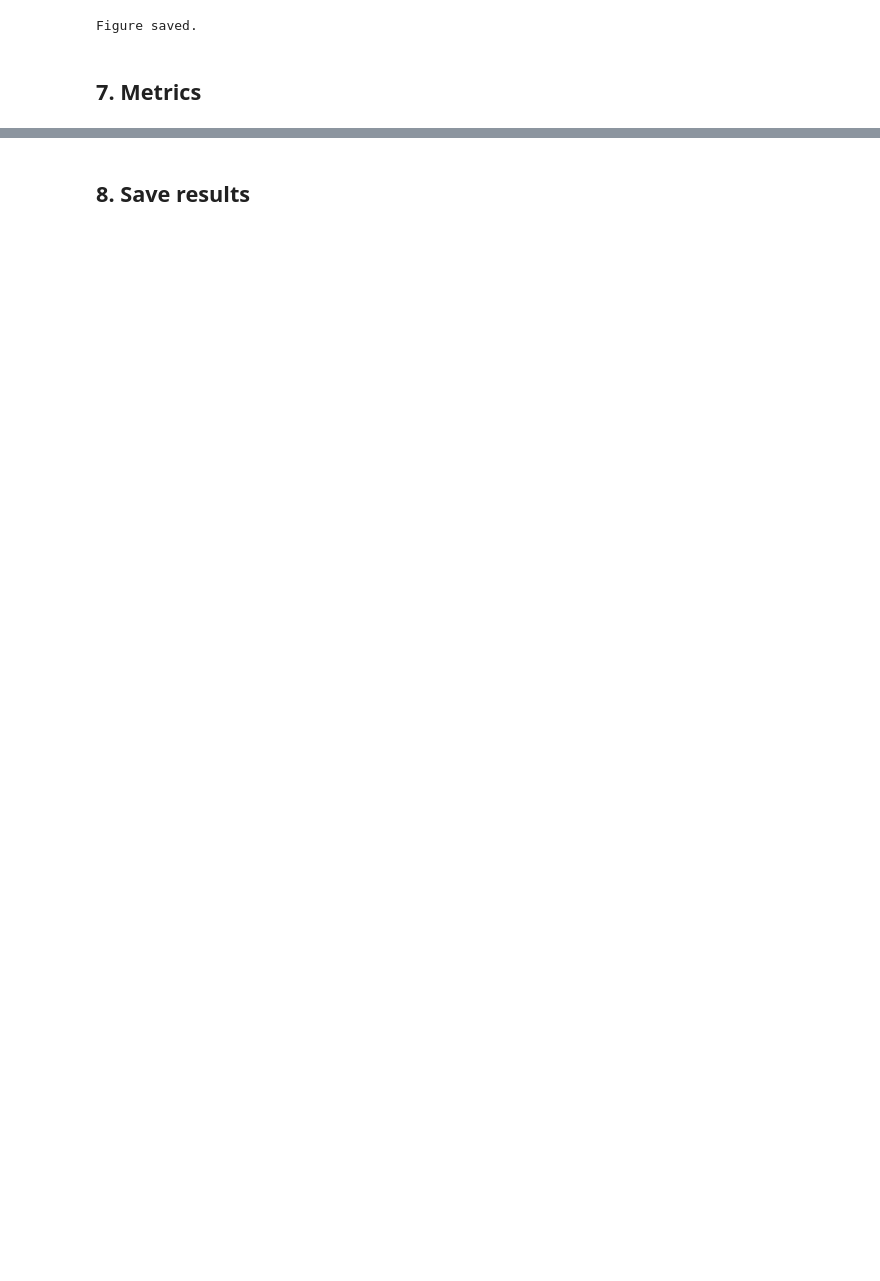
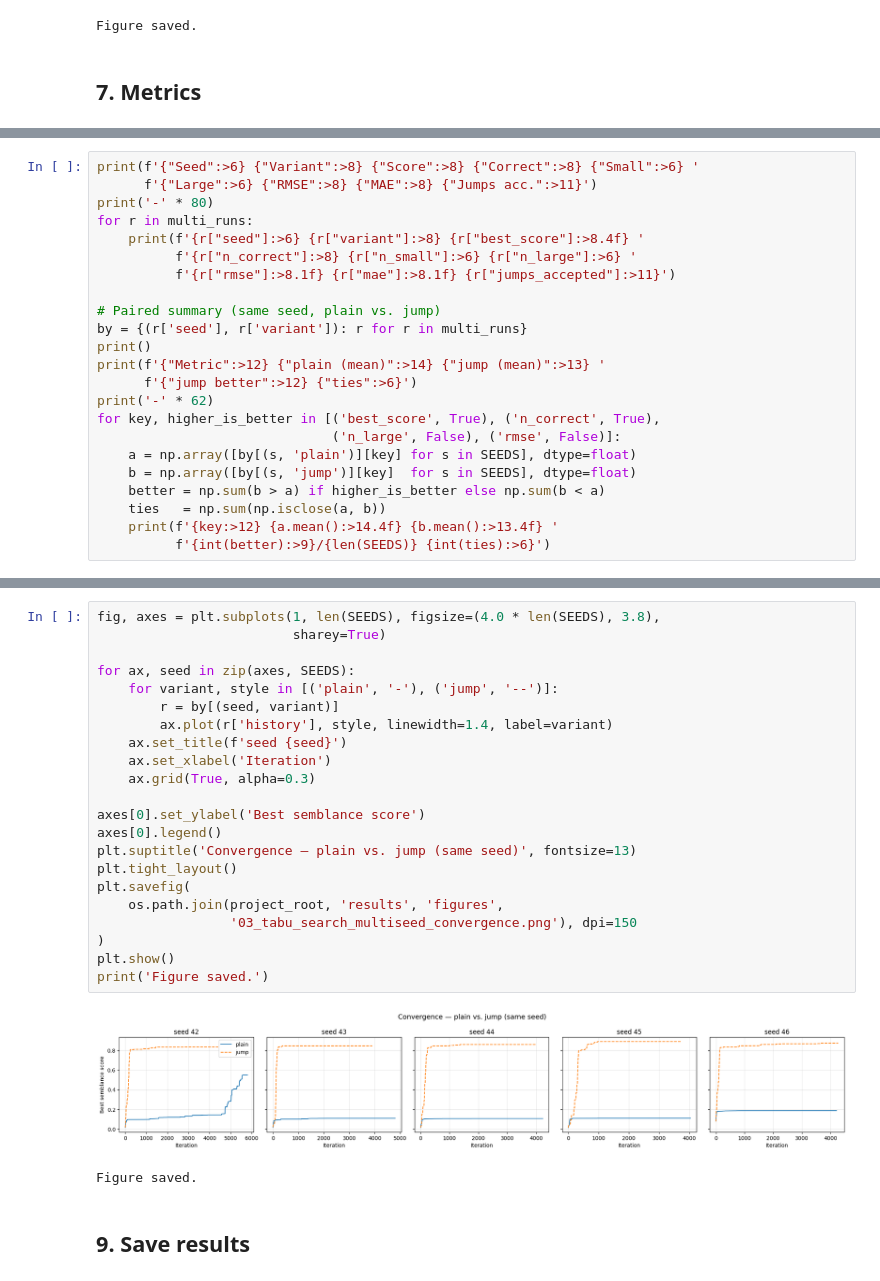
Before and after one commit to garciaRafa/seismic-velocity-picking, a Jupyter notebook: notebooks/03_tabu_search/03_tabu_search.ipynb, the cells around one changed output, grey strips where cells are left out. Drawn from its saved outputs; the diff is of its cells as text; blank space fills up the shorter version.

```diff
--- a/notebooks/03_tabu_search/03_tabu_search.ipynb
+++ b/notebooks/03_tabu_search/03_tabu_search.ipynb
@@ -333,0 +424,23 @@ Score: 0.5487
+# %%
+print(f'{"Seed":>6} {"Variant":>8} {"Score":>8} {"Correct":>8} {"Small":>6} '
+      f'{"Large":>6} {"RMSE":>8} {"MAE":>8} {"Jumps acc.":>11}')
+print('-' * 80)
+for r in multi_runs:
+    print(f'{r["seed"]:>6} {r["variant"]:>8} {r["best_score"]:>8.4f} '
+          f'{r["n_correct"]:>8} {r["n_small"]:>6} {r["n_large"]:>6} '
+          f'{r["rmse"]:>8.1f} {r["mae"]:>8.1f} {r["jumps_accepted"]:>11}')
+
+# Paired summary (same seed, plain vs. jump)
+by = {(r['seed'], r['variant']): r for r in multi_runs}
+print()
+print(f'{"Metric":>12} {"plain (mean)":>14} {"jump (mean)":>13} '
+      f'{"jump better":>12} {"ties":>6}')
+print('-' * 62)
+for key, higher_is_better in [('best_score', True), ('n_correct', True),
+                              ('n_large', False), ('rmse', False)]:
+    a = np.array([by[(s, 'plain')][key] for s in SEEDS], dtype=float)
+    b = np.array([by[(s, 'jump')][key]  for s in SEEDS], dtype=float)
+    better = np.sum(b > a) if higher_is_better else np.sum(b < a)
+    ties   = np.sum(np.isclose(a, b))
+    print(f'{key:>12} {a.mean():>14.4f} {b.mean():>13.4f} '
+          f'{int(better):>9}/{len(SEEDS)} {int(ties):>6}')
@@ -334,5 +504,30 @@ Score: 0.5487
+# %%
+fig, axes = plt.subplots(1, len(SEEDS), figsize=(4.0 * len(SEEDS), 3.8),
+                         sharey=True)
+
+for ax, seed in zip(axes, SEEDS):
+    for variant, style in [('plain', '-'), ('jump', '--')]:
+        r = by[(seed, variant)]
+        ax.plot(r['history'], style, linewidth=1.4, label=variant)
+    ax.set_title(f'seed {seed}')
+    ax.set_xlabel('Iteration')
+    ax.grid(True, alpha=0.3)
+
+axes[0].set_ylabel('Best semblance score')
+axes[0].legend()
+plt.suptitle('Convergence — plain vs. jump (same seed)', fontsize=13)
+plt.tight_layout()
+plt.savefig(
+    os.path.join(project_root, 'results', 'figures',
+                 '03_tabu_search_multiseed_convergence.png'), dpi=150
+)
+plt.show()
+print('Figure saved.')
+# %% [output]
+[figure, added]
+Figure saved.
 # %% [markdown]
-## 8. Save results
+## 9. Save results
 # %%
 os.makedirs(os.path.join(project_root, 'results', 'metrics'), exist_ok=True)
 os.makedirs(os.path.join(project_root, 'results', 'picks'),   exist_ok=True)
```
Also changed, not shown: parts of 13 cells of this notebook.
